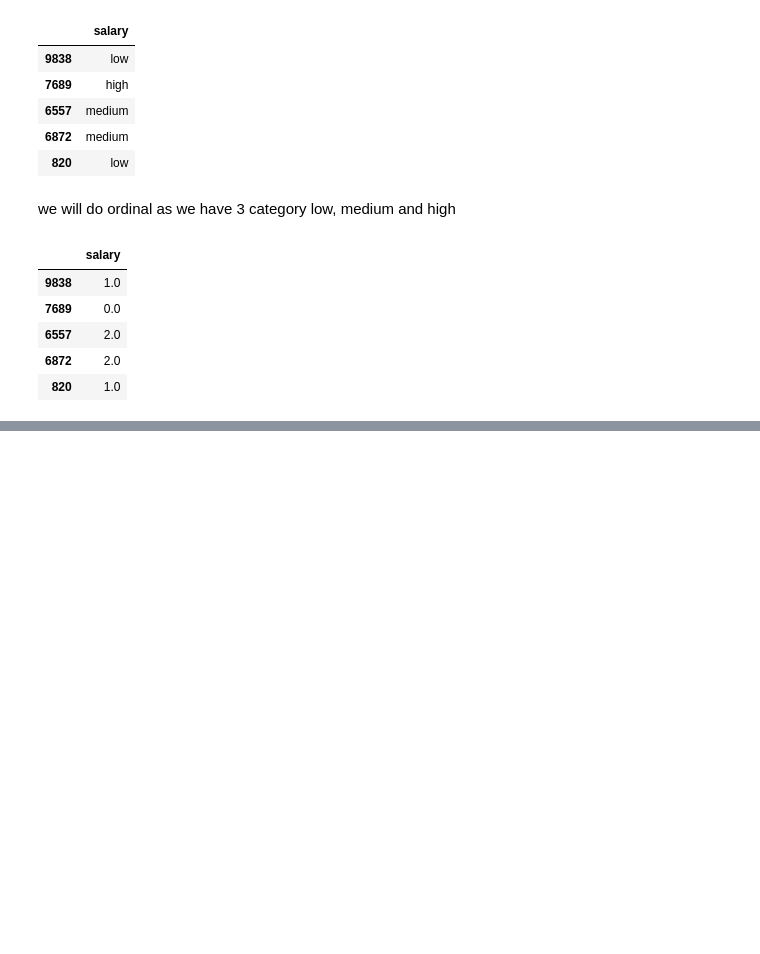
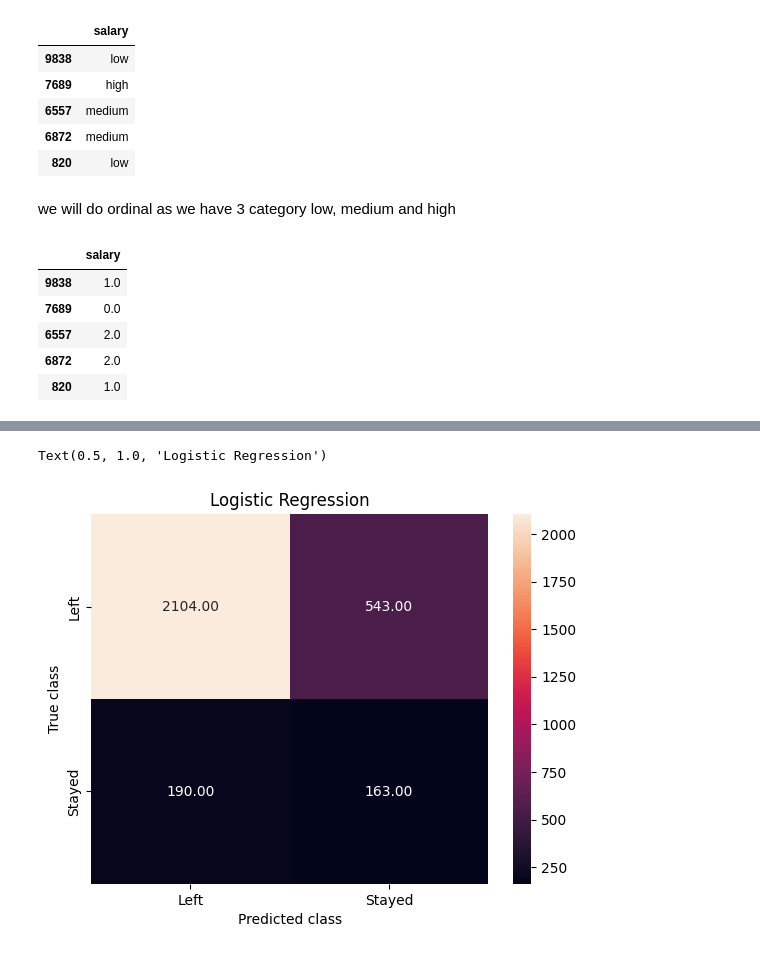
Before and after one commit to ebythomas23/Employee_Turnover_Prediction, a Jupyter notebook: notebooks/01_end_to_end.ipynb, the cells around one changed output, grey strips where cells are left out. Cells and saved outputs as stored; diff of their text form; code cells hidden in the pictures; blank space fills up the shorter version.

```diff
--- a/notebooks/01_end_to_end.ipynb
+++ b/notebooks/01_end_to_end.ipynb
@@ -162,0 +246,9 @@ numeric attributes  we need to do scaling
+# %%
+from sklearn.compose import ColumnTransformer
+preprocessing = ColumnTransformer(
+    [
+        ('num',num_pipeline,num_attribs),
+        ('salary',salary_pipeline,cat_attribs1),
+        ('sales',sales_pipeline,cat_attribs2)
+    ]
+)
@@ -162,0 +323,2 @@ numeric attributes  we need to do scaling
+# %%
+y_pred = log_reg.predict(X_test)
@@ -162,0 +424,9 @@ numeric attributes  we need to do scaling
+# %%
+logreg_cm = confusion_matrix(y_pred,y_test)
+sns.heatmap(logreg_cm, annot=True, fmt='.2f',xticklabels = ["Left", "Stayed"] , yticklabels = ["Left", "Stayed"] )
+plt.ylabel('True class')
+plt.xlabel('Predicted class')
+plt.title('Logistic Regression')
+# %% [output]
+Text(0.5, 1.0, 'Logistic Regression')
+[figure, added]
```
Also changed, not shown: parts of 49 cells of this notebook.
